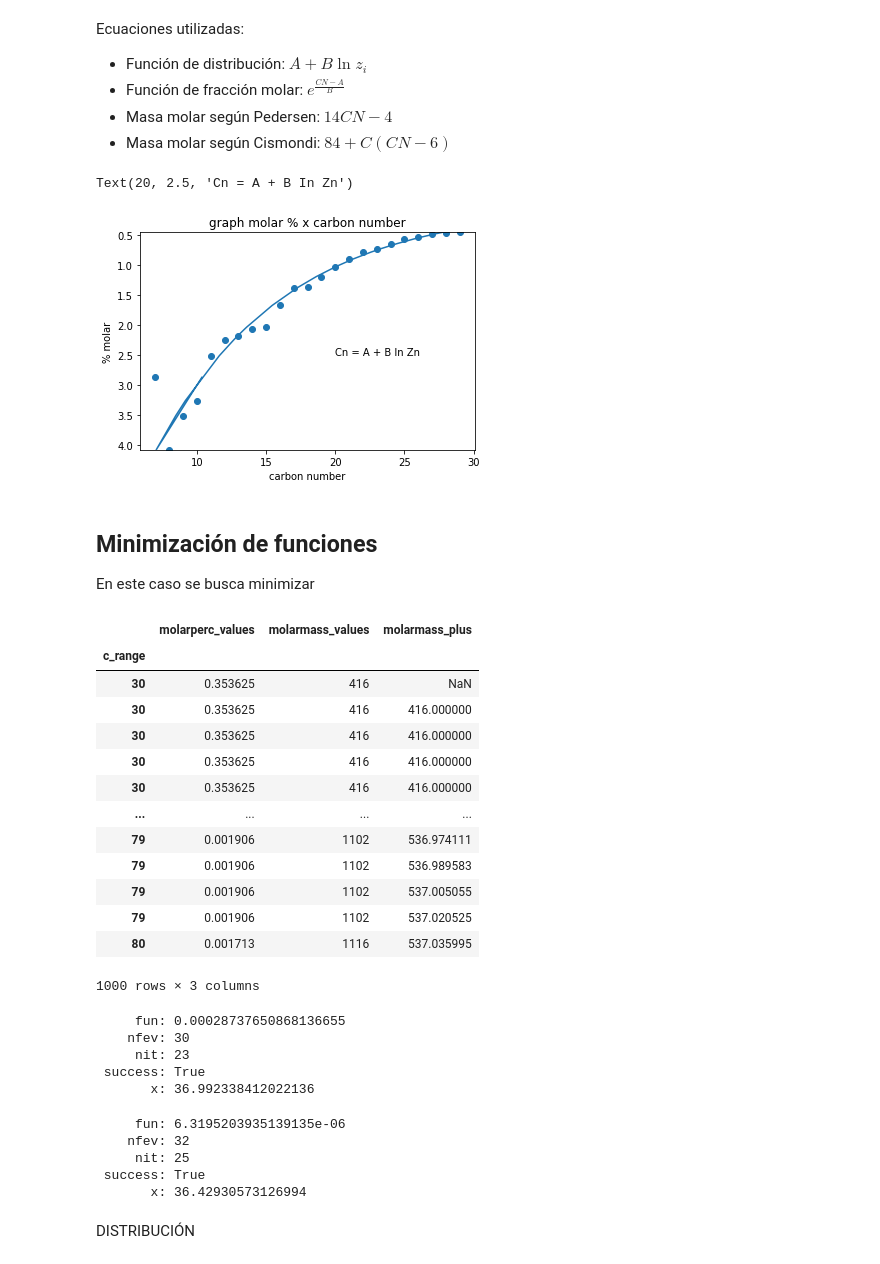
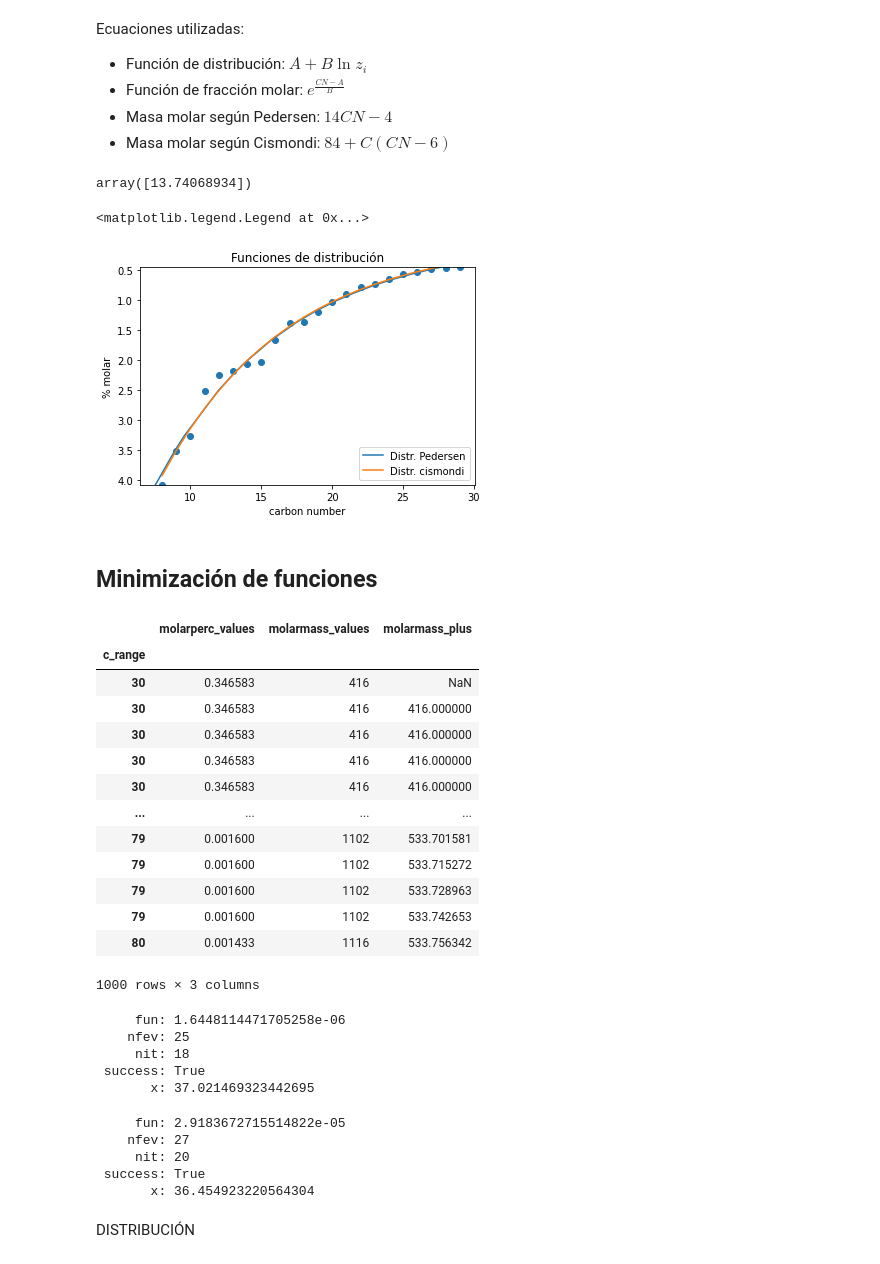
Before and after one commit to MarlenGabrich/GTF, a Jupyter notebook: Copia_de_Intro_Paquetes_Python.ipynb, the cells around one changed output. Cells and saved outputs as stored; diff of their text form; code cells hidden in the pictures.

```diff
--- a/Copia_de_Intro_Paquetes_Python.ipynb
+++ b/Copia_de_Intro_Paquetes_Python.ipynb
@@ -103,14 +104,14 @@ m_plus_max = float(df_mbc["molar_mass"].values[-1])
 c_max = 80 #Pedersen
 c_plus_n = int(df_mbc.index.values[-1].replace('C',"").replace('+',""))
 
-#Voy a arrancar a distribuir desde C7, entonces:
-z_exp = df_mbc['molar_percentage']['C7':df_mbc.index[-2]].astype(float)
+#Voy a ajustar desde C8, entonces:
+z_exp = df_mbc['molar_percentage']['C8':df_mbc.index[-2]].astype(float)
 
 c_n=df_mbc.index
 cdel = "C+"
 for i in range (len(cdel)):
   c_n = c_n.str.replace(cdel[i],r"",regex=True)
-c_n=c_n.values[8:-1].astype('int64')
+c_n=c_n.values[9:-1].astype('int64')
 # %% [markdown]
 ## Ajuste de parámetros
 # %%
@@ -135,25 +136,32 @@ def pedersen_M(cn):
 
 def cismondi_M(cn, C):
     return 84 + C*(cn - 6)
+
+def cismondi_z(cn, Ac, Bc):
+    return np.exp(Ac*cn + Bc)
 # %%
 A, B = curve_fit(carbon_number, z_exp, c_n)[0]
+Ac, Bc= curve_fit(cismondi_z,c_n,z_exp)[0]
 
-exp_molar_mass = df_mbc["molar_mass"]['C7':df_mbc.index[-2]].astype(float)
+exp_molar_mass = df_mbc["molar_mass"]['C8':df_mbc.index[-2]].astype(float)
 C = curve_fit(cismondi_M, c_n, exp_molar_mass)[0].astype(float)
+C
+# %% [output]
+array([13.74068934])
 # %%
-plt.plot(carbon_number(z_exp, A, B),z_exp)
+plt.plot(carbon_number(z_exp, A, B),z_exp, label = 'Distr. Pedersen')
+plt.plot(c_n,cismondi_z(c_n,Ac,Bc),label= 'Distr. cismondi')
 plt.scatter(c_n,z_exp)
 plt.ylabel('% molar')
 plt.xlabel('carbon number')
 plt.ylim(max(z_exp),min(z_exp))
-plt.title('graph molar % x carbon number')
-plt.text(20,2.5,'Cn = A + B In Zn')
+plt.title('Funciones de distribución')
+plt.legend(loc='lower right')
 # %% [output]
-Text(20, 2.5, 'Cn = A + B In Zn')
+<matplotlib.legend.Legend at 0x...>
-[figure, old version]
+[figure, new version]
 # %% [markdown]
 ## Minimización de funciones
-En este caso se busca minimizar
 # %%
 #Ingreso nc inicial, final y la func de cálculo de masa molar que va a utilizar
 def res_fraction(c_max, c_min, m_func):
@@ -172,7 +180,7 @@ def res_fraction(c_max, c_min, m_func):
 
     return z_values, c_range, m_values, m_plus
 # %%
-z, c, m, mp = res_fraction(80, c_plus_n, pedersen_M)
+z, c, m, mp = res_fraction(80, c_plus_n, pedersen_M)        # Uso Cmax de Ped, el cplus(30+) e ingreso la distr. de Pedersen
 
 dfmin = pd.DataFrame()
 dfmin['molarperc_values']=z
@@ -184,17 +192,17 @@ dfmin.set_index('c_range')
 # %% [output]
 |  | molarperc_values | molarmass_values | molarmass_plus |
 | c_range |  |  |  |
-| 30 | 0.353625 | 416 | NaN |
-| 30 | 0.353625 | 416 | 416.000000 |
-| 30 | 0.353625 | 416 | 416.000000 |
-| 30 | 0.353625 | 416 | 416.000000 |
-| 30 | 0.353625 | 416 | 416.000000 |
+| 30 | 0.346583 | 416 | NaN |
+| 30 | 0.346583 | 416 | 416.000000 |
+| 30 | 0.346583 | 416 | 416.000000 |
+| 30 | 0.346583 | 416 | 416.000000 |
+| 30 | 0.346583 | 416 | 416.000000 |
 | ... | ... | ... | ... |
-| 79 | 0.001906 | 1102 | 536.974111 |
-| 79 | 0.001906 | 1102 | 536.989583 |
-| 79 | 0.001906 | 1102 | 537.005055 |
-| 79 | 0.001906 | 1102 | 537.020525 |
-| 80 | 0.001713 | 1116 | 537.035995 |
+| 79 | 0.001600 | 1102 | 533.701581 |
+| 79 | 0.001600 | 1102 | 533.715272 |
+| 79 | 0.001600 | 1102 | 533.728963 |
+| 79 | 0.001600 | 1102 | 533.742653 |
+| 80 | 0.001433 | 1116 | 533.756342 |
 1000 rows × 3 columns
 # %%
 def fit_mp(cmax, obj_mp, c_plus_n, m_func):
@@ -210,13 +218,13 @@ minimize_scalar(
         args=(m_plus_max, c_plus_n, cis),
 )
 
-#Busco el valor óptimo de Cmax minimizando el error cuadrado entre M+ estimado con Cismondi y el real
+# Encuentro el Cmax que minimice el error cuadrado entre M+ estimado con Cismondi y el real
 # %% [output]
-     fun: 0.00028737650868136655
-    nfev: 30
-     nit: 23
+     fun: 1.6448114471705258e-06
+    nfev: 25
+     nit: 18
  success: True
-       x: 36.992338412022136
+       x: 37.021469323442695
 # %%
 minimize_scalar(
         fit_mp,
@@ -225,10 +233,10 @@ minimize_scalar(
 
 #Mismo proceso, minimizando el error cuadrado entre M+ estimado con Pedersen y el real
 # %% [output]
-     fun: 6.3195203935139135e-06
-    nfev: 32
-     nit: 25
+     fun: 2.9183672715514822e-05
+    nfev: 27
+     nit: 20
  success: True
-       x: 36.42930573126994
+       x: 36.454923220564304
 # %% [markdown]
 DISTRIBUCIÓN
```
Also changed, not shown: parts of 7 cells of this notebook.
